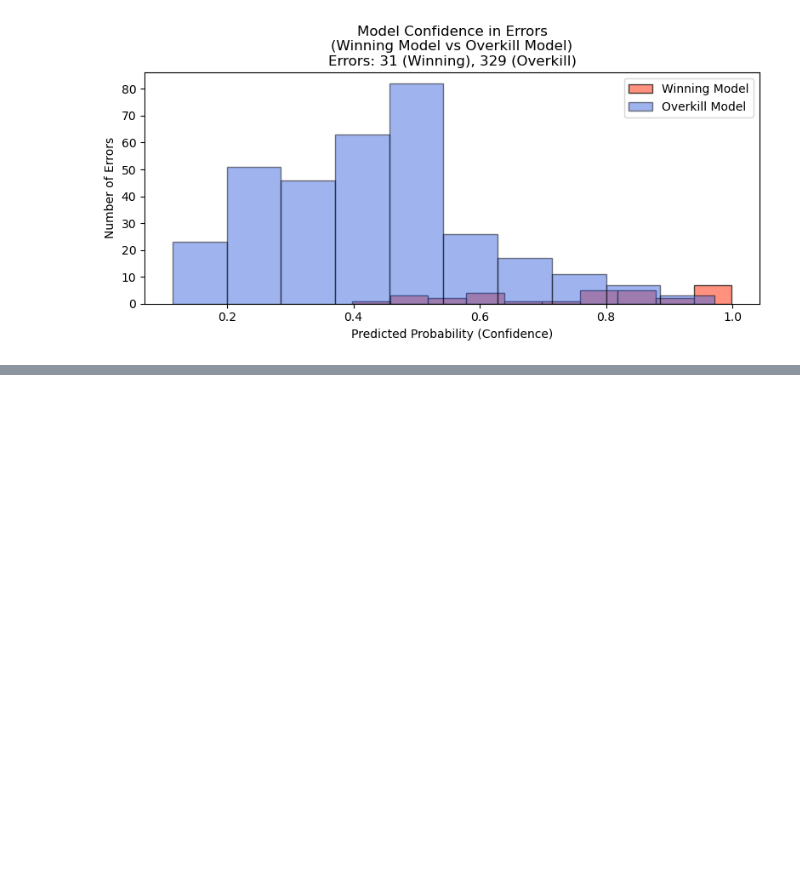
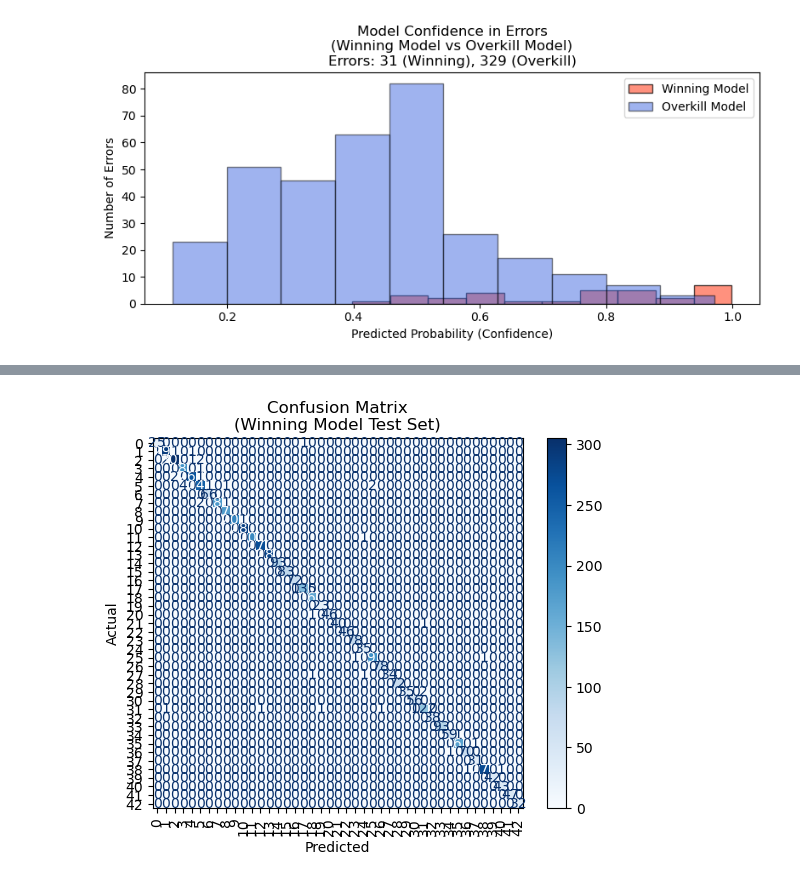
Before and after one commit to johbry17/Red-Light-Green-Light, a Jupyter notebook: notebooks/executive_summary_visuals.ipynb, the cells around one changed output, grey strips where cells are left out. Saved outputs shown, nothing was run; the diff lists cells and outputs as text; code cells hidden in the pictures; blank space fills up the shorter version.

```diff
--- a/notebooks/executive_summary_visuals.ipynb
+++ b/notebooks/executive_summary_visuals.ipynb
@@ -369,3 +376,19 @@ plt.savefig("../static/images/confidence_histogram_comparison.png")
 plt.show()
 # %% [output]
 [figure]
+# %%
+# Get predicted classes for the test set
+y_pred_test = Winning_Model.predict(x_test)
+Y_pred_classes_test = y_pred_test.argmax(axis=1)
+Y_true_test = y_test.argmax(axis=1)
+
+# Plot and save the confusion matrix for the test set
+plot_and_save_confusion_matrix(Y_true_test, Y_pred_classes_test, model_name="Winning_Model_Test_Set")
+
+# Save Winning Model Test Set to static/images for website
+# Open the confusion matrix image
+img = Image.open("./plots/Winning_Model_Test_Set_confusion_matrix.png")
+
+# Save a copy to the static/images directory
+img.save("../static/images/Winning_Model_Test_Set_confusion_matrix.png")
+# %% [output]
@@ -371,0 +396 @@ plt.show()
+[figure, added]
```
Also changed, not shown: parts of 5 cells of this notebook, 11 other files.
